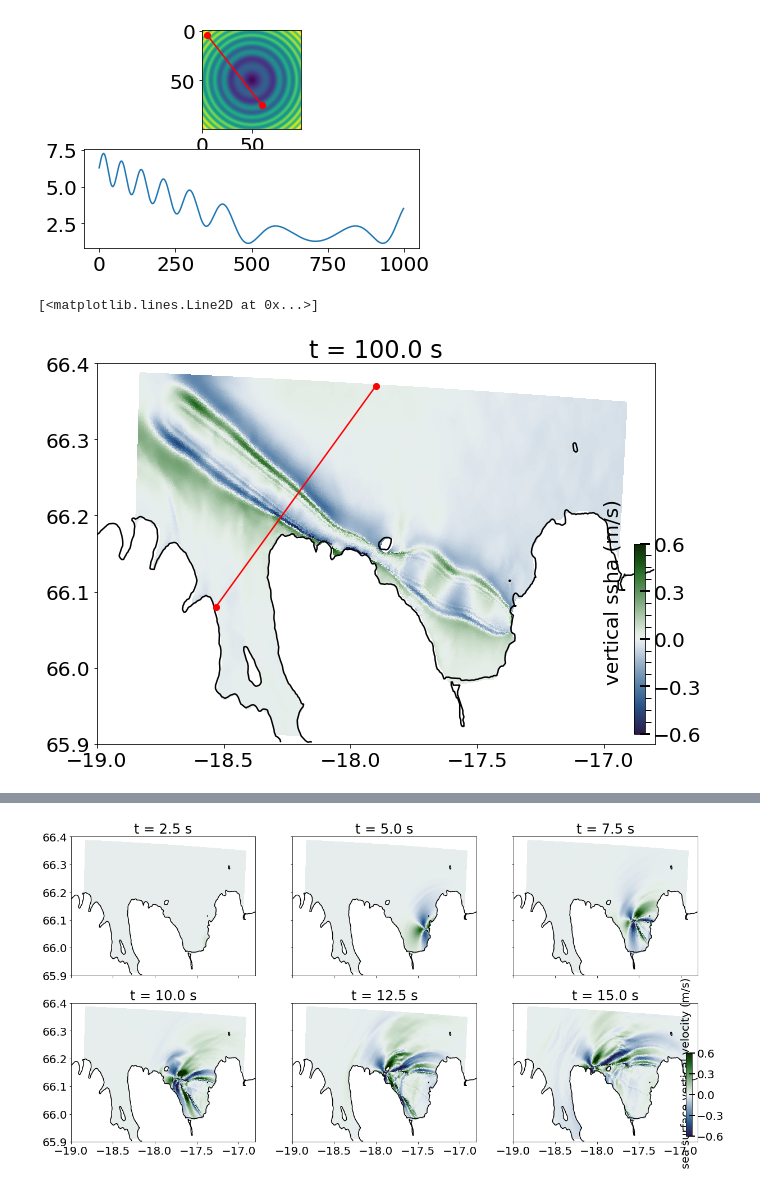
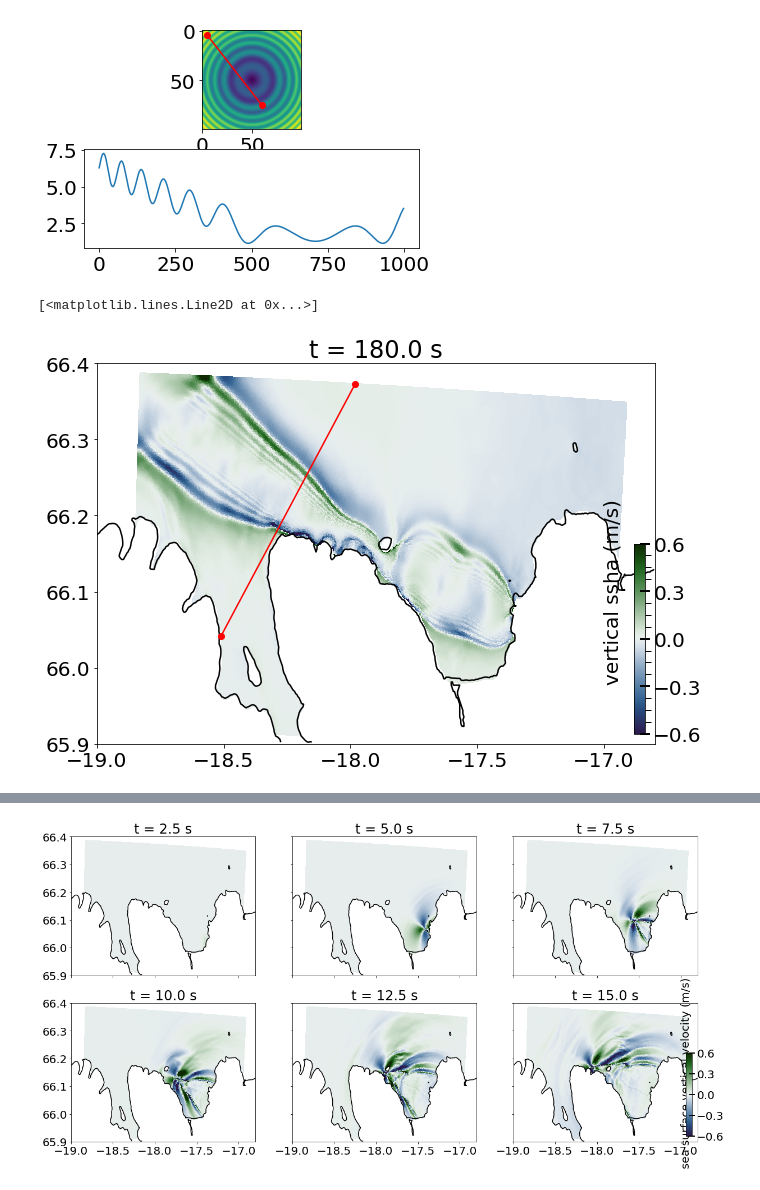
Before and after one commit to fabian-kutschera/Scripts4Processing, a Jupyter notebook: post_plotting/ssha_cross-section.ipynb, the cells around one changed output, grey strips where cells are left out. Saved outputs shown, nothing was run; the diff lists cells and outputs as text; code cells hidden in the pictures.

```diff
--- a/post_plotting/ssha_cross-section.ipynb
+++ b/post_plotting/ssha_cross-section.ipynb
@@ -56,6 +56,7 @@ def plot_ssha(xdmfFilename,timestep):
     plt.contour(X, Y, z, levels=[0], colors="k")
 
     sx = seissolxdmf.seissolxdmf(xdmfFilename) # initiate class
+    dt = sx.ReadTimeStep()
     xyz = sx.ReadGeometry() # load geometry array as a numpy array of shape
     connect = sx.ReadConnect() # load connectivity array as a numpy array of shape
     U = sx.ReadData("u3", timestep)
@@ -69,7 +70,7 @@ def plot_ssha(xdmfFilename,timestep):
     plt.tripcolor(x, y, connect, facecolors=U, cmap=cm.cork, rasterized=True)
     plt.xlim(x1,x2)
     plt.xticks(np.arange(x1,x2, step=0.5))
-    plt.title("t = {} s".format(timestep*0.25))
+    plt.title("t = {} s".format(timestep*dt))
     plt.ylim(y1,y2)
     plt.clim(-0.6, 0.6)
 
@@ -197,26 +199,3 @@ axes[1].plot(zi)
 plt.show()
 # %% [output]
 [figure]
-# %%
-xdmfFilename = '/import/freenas-m-05-seissol/kutschera/HIWI/fully-coupled/HFFZ/output_o4/HFFZ_fullycp_o4-surface.xdmf'
-
-#-- Extract the line...
-import scipy.ndimage
-# Make a line with "num" points...
-x0, y0 = -18.53, 66.08  # These are in _pixel_ coordinates!!
-x1, y1 = -17.9, 66.37
-#num = 1000
-#x_, y_ = np.linspace(x0, x1, num), np.linspace(y0, y1, num)
-# Extract the values along the line, using cubic interpolation
-#zi = scipy.ndimage.map_coordinates(U, np.dstack((x,y)))
-#zi = scipy.ndimage.map_coordinates(U, np.dstack((x,y)))
-
-fig = plt.figure()
-fig.set_size_inches(10, 7)
-ax1 = plt.gca()
-plot_ssha(xdmfFilename,400)
-
-ax1.plot([x0, x1], [y0, y1], 'ro-')
-# %% [output]
-[<matplotlib.lines.Line2D at 0x...>]
-[figure, removed]
@@ -239 +218,26 @@ receiver_line.to_csv("receiver_line.csv", index=False, header=None, sep=' ')
+# %%
+#xdmfFilename = '/import/freenas-m-05-seissol/kutschera/HIWI/fully-coupled/HFFZ/output_o4/HFFZ_fullycp_o4-surface.xdmf'
+xdmfFilename = '/import/freenas-m-04-students/fkutschera/simulations/HFFZ_fullycp_o5_180s/HFFZ_fullycp-surface.xdmf'
+
+#-- Extract the line...
+import scipy.ndimage
+# Make a line with "num" points...
+#x0, y0 = -18.53, 66.08  # These are in _pixel_ coordinates!!
+#x1, y1 = -17.9, 66.37
+#num = 1000
+#x_, y_ = np.linspace(x0, x1, num), np.linspace(y0, y1, num)
+# Extract the values along the line, using cubic interpolation
+#zi = scipy.ndimage.map_coordinates(U, np.dstack((x,y)))
+#zi = scipy.ndimage.map_coordinates(U, np.dstack((x,y)))
+
+fig = plt.figure()
+fig.set_size_inches(10, 7)
+ax1 = plt.gca()
+plot_ssha(xdmfFilename,180)
+
+#ax1.plot([x0, x1], [y0, y1], 'ro-')
+ax1.plot([lon_0, lon_1], [lat_0, lat_1], 'ro-')
+# %% [output]
+[<matplotlib.lines.Line2D at 0x...>]
+[figure, added]
 # %%
```
Also changed, not shown: parts of 5 cells of this notebook, 1 other file.
